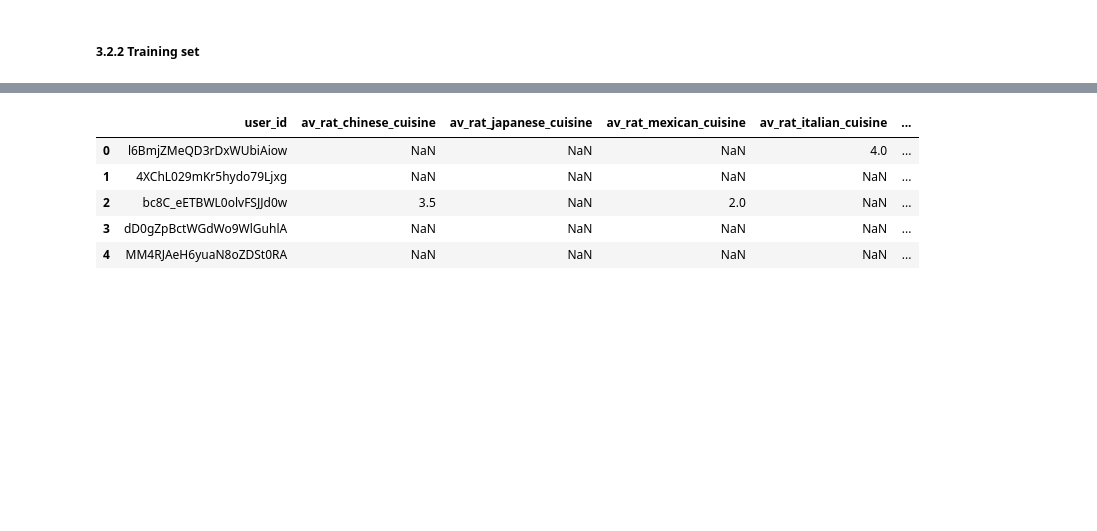
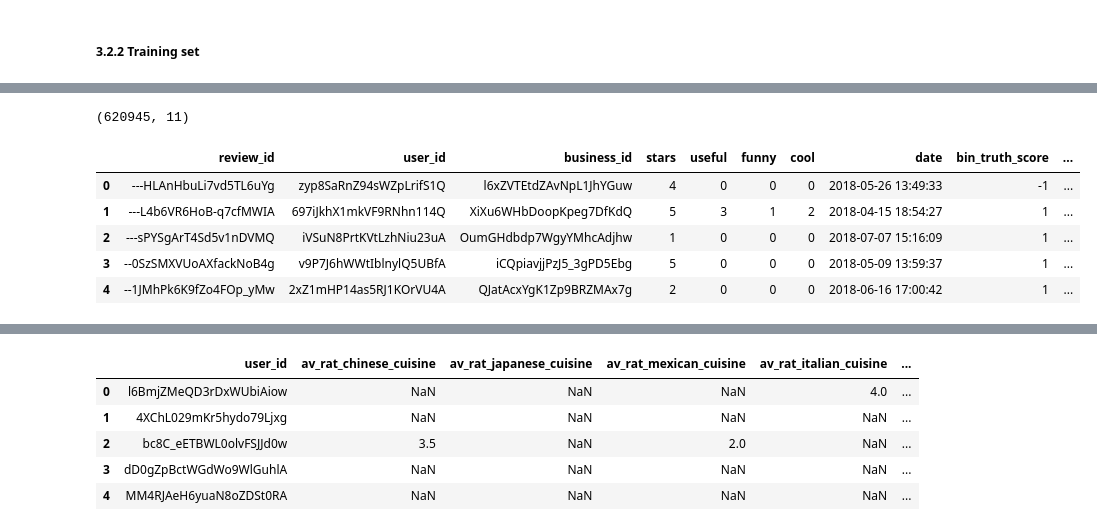
Before and after one commit to GioFic95/restaurant-recommendation-system, a Jupyter notebook: src/main_notebook-multiprocess.ipynb, the cells around one changed output, grey strips where cells are left out. Drawn from its saved outputs; the diff is of its cells as text; code cells hidden in the pictures; blank space fills up the shorter version.

```diff
--- a/src/main_notebook-multiprocess.ipynb
+++ b/src/main_notebook-multiprocess.ipynb
@@ -1035,3 +936,8 @@ test_set.to_pickle('../dataset/m2_n9/review_test_cuisine_final.pickle')
 _del_all()
 # %% [markdown]
 ##### 3.2.2 Training set
+# %%
+review_train = _pd.read_pickle('../dataset/m2_n9/review_train.pickle')
+review_train = review_train.sort_values(by=['review_id'])
+review_train = review_train.reset_index(drop = True)
+review_train.shape
@@ -1037,0 +955,5 @@ _del_all()
+# %%
+restaurants = _pd.read_pickle('../dataset/m2_n9/restaurants.pickle')
+restaurants = restaurants.reset_index(drop = True)
+restaurants = restaurants[['cuisine', 'business_id']]
+restaurants.head()
@@ -1038 +967,16 @@ _del_all()
+# %%
+review_train_rest = review_train.join(restaurants.set_index('business_id'), on = 'business_id')
+review_train_rest.to_pickle('../dataset/m2_n9/review_train_cuisine.pickle')
+review_train_rest.shape
+# %% [output]
+(620945, 11)
+# %%
+review_train_rest.head()
+# %% [output]
+|  | review_id | user_id | business_id | stars | useful | funny | cool | date | bin_truth_score | ... |
+| 0 | ---HLAnHbuLi7vd5TL6uYg | zyp8SaRnZ94sWZpLrifS1Q | l6xZVTEtdZAvNpL1JhYGuw | 4 | 0 | 0 | 0 | 2018-05-26 13:49:33 | -1 | ... |
+| 1 | ---L4b6VR6HoB-q7cfMWIA | 697iJkhX1mkVF9RNhn114Q | XiXu6WHbDoopKpeg7DfKdQ | 5 | 3 | 1 | 2 | 2018-04-15 18:54:27 | 1 | ... |
+| 2 | ---sPYSgArT4Sd5v1nDVMQ | iVSuN8PrtKVtLzhNiu23uA | OumGHdbdp7WgyYMhcAdjhw | 1 | 0 | 0 | 0 | 2018-07-07 15:16:09 | 1 | ... |
+| 3 | --0SzSMXVUoAXfackNoB4g | v9P7J6hWWtIblnylQ5UBfA | iCQpiavjjPzJ5_3gPD5Ebg | 5 | 0 | 0 | 0 | 2018-05-09 13:59:37 | 1 | ... |
+| 4 | --1JMhPk6K9fZo4FOp_yMw | 2xZ1mHP14as5RJ1KOrVU4A | QJatAcxYgK1Zp9BRZMAx7g | 2 | 0 | 0 | 0 | 2018-06-16 17:00:42 | 1 | ... |
 # %%
```
Also changed, not shown: parts of 73 cells of this notebook, 1 other file.
